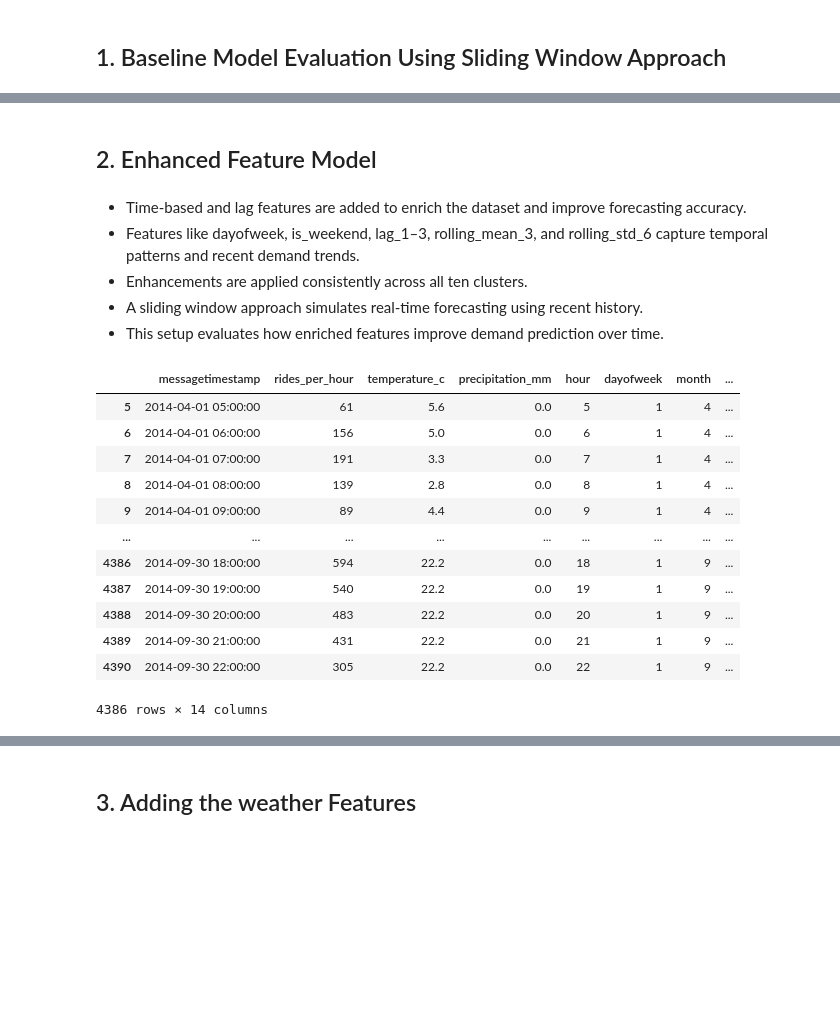
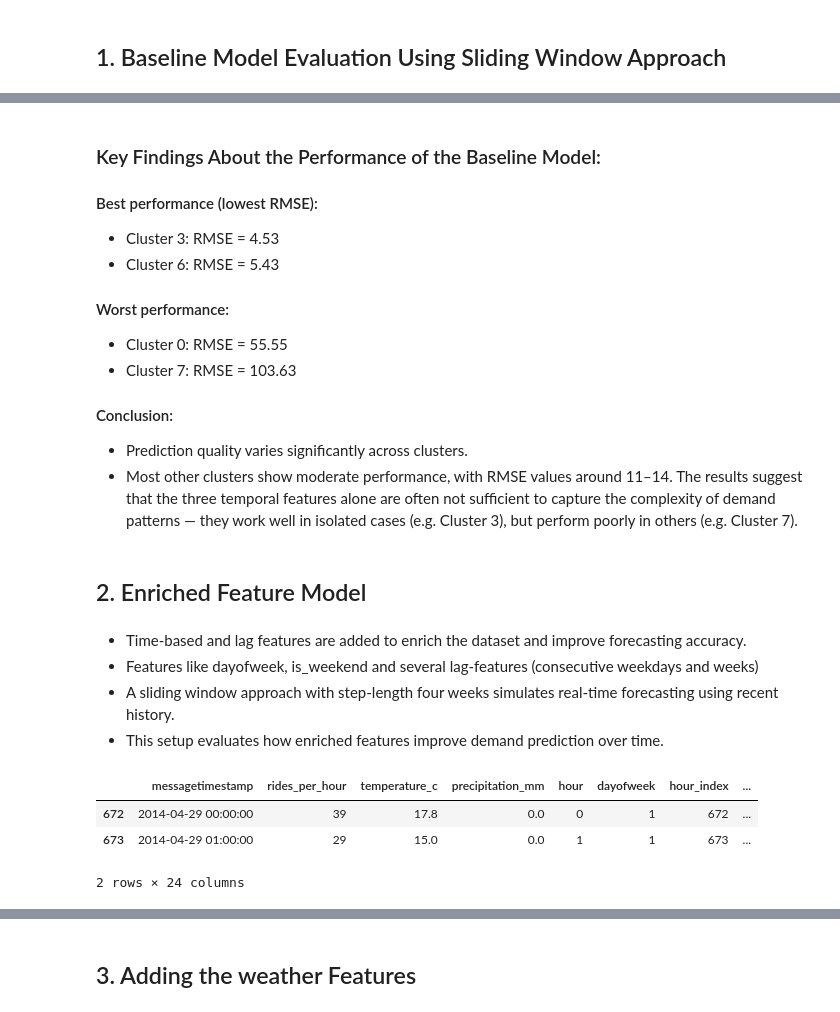
Before and after one commit to sgbyteninja/nyc-taxi-demand-forecasting, a Jupyter notebook: notebooks/Forecasting.ipynb, the cells around one changed output, grey strips where cells are left out. Cells and saved outputs as stored; diff of their text form; code cells hidden in the pictures; blank space fills up the shorter version.

```diff
--- a/notebooks/Forecasting.ipynb
+++ b/notebooks/Forecasting.ipynb
@@ -231,10 +205,21 @@ plt.show()
+# %% [markdown]
+### Key Findings About the Performance of the Baseline Model:
+#### Best performance (lowest RMSE):
+- Cluster 3: RMSE = 4.53
+- Cluster 6: RMSE = 5.43
+#### Worst performance:
+- Cluster 0: RMSE = 55.55
+- Cluster 7: RMSE = 103.63
+#### Conclusion:
+- Prediction quality varies significantly across clusters.
+- Most other clusters show moderate performance, with RMSE values around 11–14.
+The results suggest that the three temporal features alone are often not sufficient to capture the complexity of demand patterns — they work well in isolated cases (e.g. Cluster 3), but perform poorly in others (e.g. Cluster 7).
 # %% [markdown]
-## 2. Enhanced Feature Model
+## 2. Enriched Feature Model
 # %% [markdown]
 - Time-based and lag features are added to enrich the dataset and improve forecasting accuracy.
-- Features like dayofweek, is_weekend, lag_1–3, rolling_mean_3, and rolling_std_6 capture temporal patterns and recent demand trends.
-- Enhancements are applied consistently across all ten clusters.
-- A sliding window approach simulates real-time forecasting using recent history.
+- Features like dayofweek, is_weekend and several lag-features (consecutive weekdays and weeks)
+- A sliding window approach with step-length four weeks simulates real-time forecasting using recent history.
 - This setup evaluates how enriched features improve demand prediction over time.
 # %%
 def add_time_features(df):
@@ -286,18 +278,9 @@ for i in range(10):
     # Overwrite original cluster variable
     globals()[cluster_name] = cluster_df
 # %%
-cluster_0
+cluster_0.head(2)
 # %% [output]
-|  | messagetimestamp | rides_per_hour | temperature_c | precipitation_mm | hour | dayofweek | month | ... |
-| 5 | 2014-04-01 05:00:00 | 61 | 5.6 | 0.0 | 5 | 1 | 4 | ... |
-| 6 | 2014-04-01 06:00:00 | 156 | 5.0 | 0.0 | 6 | 1 | 4 | ... |
-| 7 | 2014-04-01 07:00:00 | 191 | 3.3 | 0.0 | 7 | 1 | 4 | ... |
-| 8 | 2014-04-01 08:00:00 | 139 | 2.8 | 0.0 | 8 | 1 | 4 | ... |
-| 9 | 2014-04-01 09:00:00 | 89 | 4.4 | 0.0 | 9 | 1 | 4 | ... |
-| ... | ... | ... | ... | ... | ... | ... | ... | ... |
-| 4386 | 2014-09-30 18:00:00 | 594 | 22.2 | 0.0 | 18 | 1 | 9 | ... |
-| 4387 | 2014-09-30 19:00:00 | 540 | 22.2 | 0.0 | 19 | 1 | 9 | ... |
-| 4388 | 2014-09-30 20:00:00 | 483 | 22.2 | 0.0 | 20 | 1 | 9 | ... |
-| 4389 | 2014-09-30 21:00:00 | 431 | 22.2 | 0.0 | 21 | 1 | 9 | ... |
-| 4390 | 2014-09-30 22:00:00 | 305 | 22.2 | 0.0 | 22 | 1 | 9 | ... |
+|  | messagetimestamp | rides_per_hour | temperature_c | precipitation_mm | hour | dayofweek | hour_index | ... |
+| 672 | 2014-04-29 00:00:00 | 39 | 17.8 | 0.0 | 0 | 1 | 672 | ... |
+| 673 | 2014-04-29 01:00:00 | 29 | 15.0 | 0.0 | 1 | 1 | 673 | ... |
-4386 rows × 14 columns
+2 rows × 24 columns
```
Also changed, not shown: parts of 58 cells of this notebook, 4 other files.
